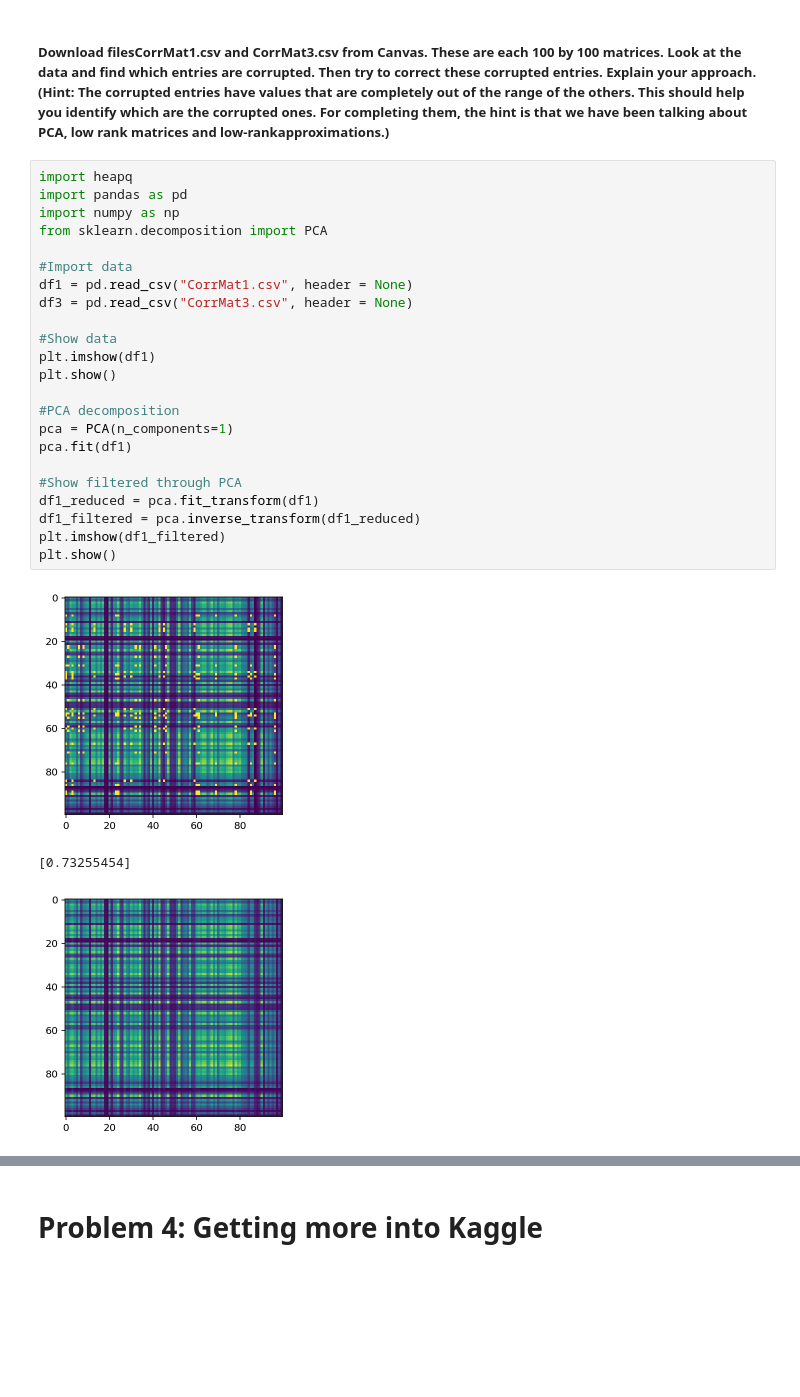
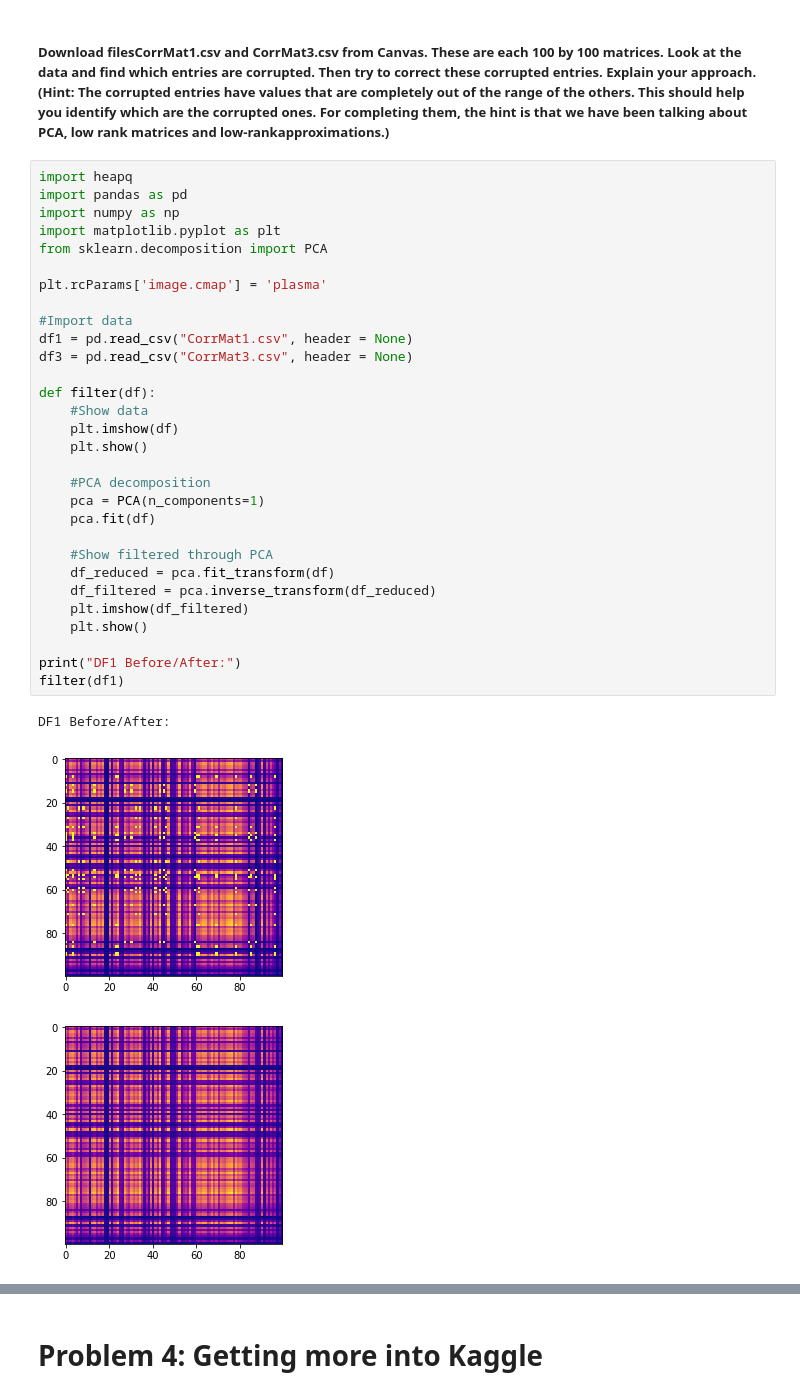
Before and after one commit to KylePolansky/EE379K-DS, a Jupyter notebook: Lab4/Lab4.ipynb, the cells around one changed output, grey strips where cells are left out. Cells and saved outputs as stored; diff of their text form; blank space fills up the shorter version.

```diff
--- a/Lab4/Lab4.ipynb
+++ b/Lab4/Lab4.ipynb
@@ -119,27 +162,34 @@ Corresponding Eigenvectors:  [[-0.44028668 -0.79661675 -0.41418522]
 # %%
 import heapq
 import pandas as pd
 import numpy as np
+import matplotlib.pyplot as plt
 from sklearn.decomposition import PCA
+
+plt.rcParams['image.cmap'] = 'plasma'
 
 #Import data
 df1 = pd.read_csv("CorrMat1.csv", header = None)
 df3 = pd.read_csv("CorrMat3.csv", header = None)
 
-#Show data
-plt.imshow(df1)
-plt.show()
+def filter(df):
+    #Show data
+    plt.imshow(df)
+    plt.show()
 
-#PCA decomposition
-pca = PCA(n_components=1)
-pca.fit(df1)
+    #PCA decomposition
+    pca = PCA(n_components=1)
+    pca.fit(df)
 
-#Show filtered through PCA
-df1_reduced = pca.fit_transform(df1)
-df1_filtered = pca.inverse_transform(df1_reduced)
-plt.imshow(df1_filtered)
-plt.show()
+    #Show filtered through PCA
+    df_reduced = pca.fit_transform(df)
+    df_filtered = pca.inverse_transform(df_reduced)
+    plt.imshow(df_filtered)
+    plt.show()
+
+print("DF1 Before/After:")
+filter(df1)
 # %% [output]
+DF1 Before/After:
-[figure, old version]
+[figure, new version]
-[0.73255454]
-[figure, old version]
+[figure, new version]
```
Also changed, not shown: parts of 9 cells of this notebook.
